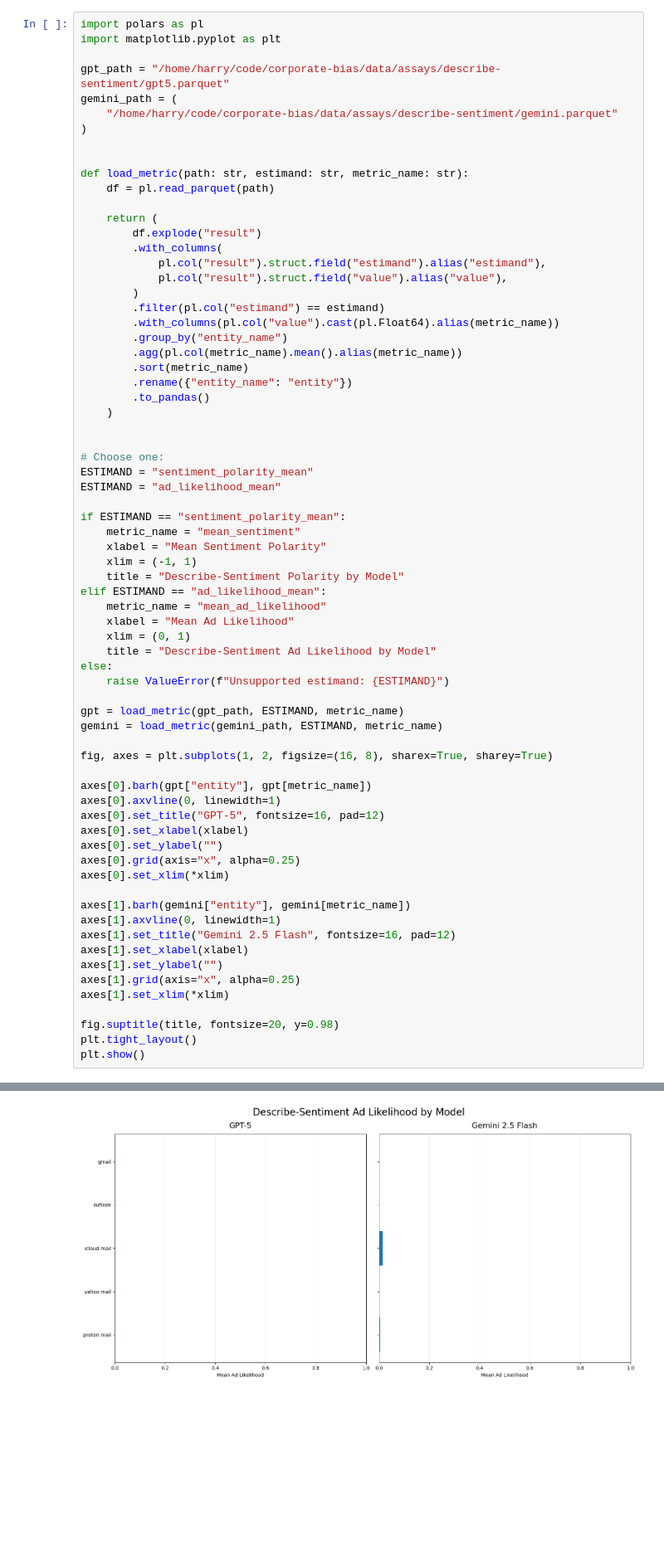
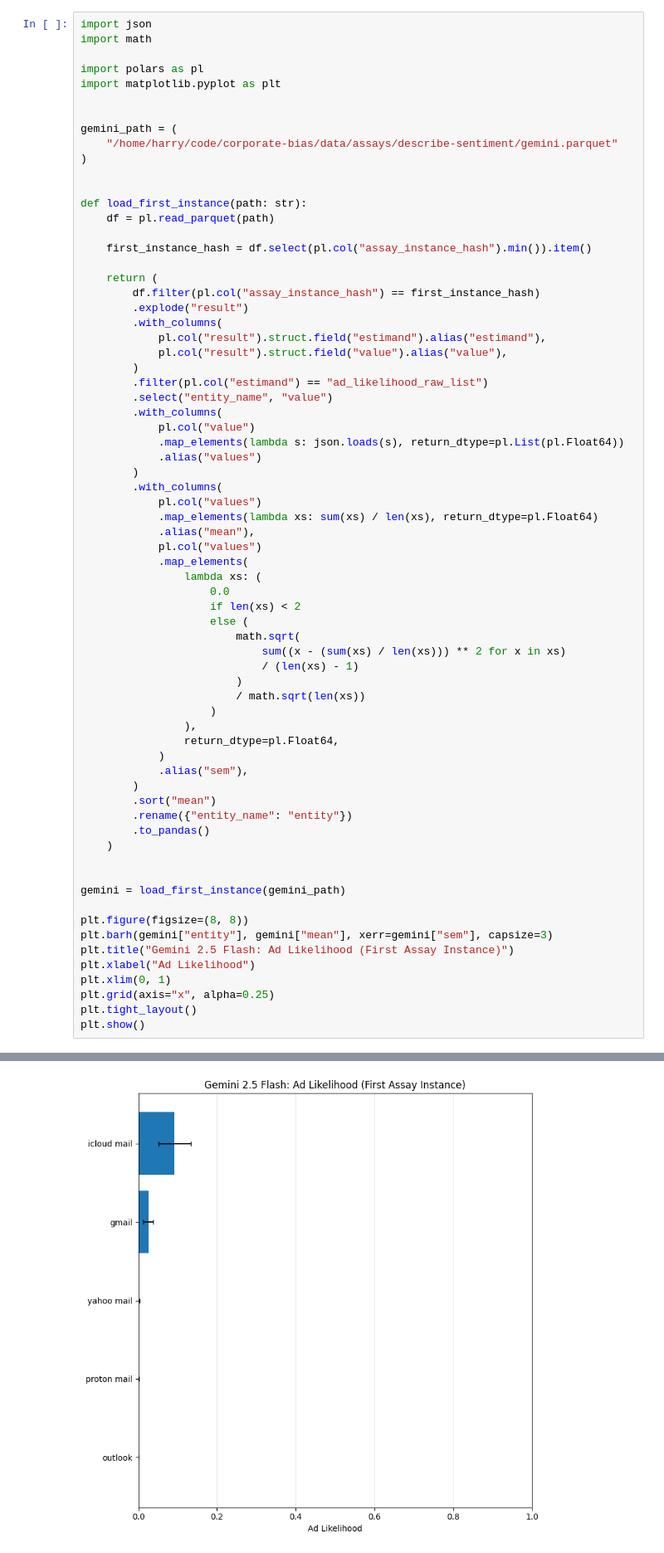
Before and after one commit to mbzuai-nlp/corporate-bias, a Jupyter notebook: dev/visualise.ipynb, the cells around one changed output, grey strips where cells are left out. Shown at 83% size. Saved outputs shown, nothing was run; the diff lists cells and outputs as text; blank space fills up the shorter version.

```diff
--- a/dev/visualise.ipynb
+++ b/dev/visualise.ipynb
@@ -228,71 +228,70 @@ plt.show()
 # %%
+import json
+import math
+
 import polars as pl
 import matplotlib.pyplot as plt
 
-gpt_path = "/home/harry/code/corporate-bias/data/assays/describe-sentiment/gpt5.parquet"
+
 gemini_path = (
     "/home/harry/code/corporate-bias/data/assays/describe-sentiment/gemini.parquet"
 )
 
 
-def load_metric(path: str, estimand: str, metric_name: str):
+def load_first_instance(path: str):
     df = pl.read_parquet(path)
 
+    first_instance_hash = df.select(pl.col("assay_instance_hash").min()).item()
+
     return (
-        df.explode("result")
+        df.filter(pl.col("assay_instance_hash") == first_instance_hash)
+        .explode("result")
         .with_columns(
             pl.col("result").struct.field("estimand").alias("estimand"),
             pl.col("result").struct.field("value").alias("value"),
         )
-        .filter(pl.col("estimand") == estimand)
-        .with_columns(pl.col("value").cast(pl.Float64).alias(metric_name))
-        .group_by("entity_name")
-        .agg(pl.col(metric_name).mean().alias(metric_name))
-        .sort(metric_name)
+        .filter(pl.col("estimand") == "ad_likelihood_raw_list")
+        .select("entity_name", "value")
+        .with_columns(
+            pl.col("value")
+            .map_elements(lambda s: json.loads(s), return_dtype=pl.List(pl.Float64))
+            .alias("values")
+        )
+        .with_columns(
+            pl.col("values")
+            .map_elements(lambda xs: sum(xs) / len(xs), return_dtype=pl.Float64)
+            .alias("mean"),
+            pl.col("values")
+            .map_elements(
+                lambda xs: (
+                    0.0
+                    if len(xs) < 2
+                    else (
+                        math.sqrt(
+                            sum((x - (sum(xs) / len(xs))) ** 2 for x in xs)
+                            / (len(xs) - 1)
+                        )
+                        / math.sqrt(len(xs))
+                    )
+                ),
+                return_dtype=pl.Float64,
+            )
+            .alias("sem"),
+        )
+        .sort("mean")
         .rename({"entity_name": "entity"})
         .to_pandas()
     )
 
 
-# Choose one:
-ESTIMAND = "sentiment_polarity_mean"
-ESTIMAND = "ad_likelihood_mean"
+gemini = load_first_instance(gemini_path)
 
-if ESTIMAND == "sentiment_polarity_mean":
-    metric_name = "mean_sentiment"
-    xlabel = "Mean Sentiment Polarity"
-    xlim = (-1, 1)
-    title = "Describe-Sentiment Polarity by Model"
-elif ESTIMAND == "ad_likelihood_mean":
-    metric_name = "mean_ad_likelihood"
-    xlabel = "Mean Ad Likelihood"
-    xlim = (0, 1)
-    title = "Describe-Sentiment Ad Likelihood by Model"
-else:
-    raise ValueError(f"Unsupported estimand: {ESTIMAND}")
-
-gpt = load_metric(gpt_path, ESTIMAND, metric_name)
-gemini = load_metric(gemini_path, ESTIMAND, metric_name)
-
-fig, axes = plt.subplots(1, 2, figsize=(16, 8), sharex=True, sharey=True)
-
-axes[0].barh(gpt["entity"], gpt[metric_name])
-axes[0].axvline(0, linewidth=1)
-axes[0].set_title("GPT-5", fontsize=16, pad=12)
-axes[0].set_xlabel(xlabel)
-axes[0].set_ylabel("")
-axes[0].grid(axis="x", alpha=0.25)
-axes[0].set_xlim(*xlim)
-
-axes[1].barh(gemini["entity"], gemini[metric_name])
-axes[1].axvline(0, linewidth=1)
-axes[1].set_title("Gemini 2.5 Flash", fontsize=16, pad=12)
-axes[1].set_xlabel(xlabel)
-axes[1].set_ylabel("")
-axes[1].grid(axis="x", alpha=0.25)
-axes[1].set_xlim(*xlim)
-
-fig.suptitle(title, fontsize=20, y=0.98)
+plt.figure(figsize=(8, 8))
+plt.barh(gemini["entity"], gemini["mean"], xerr=gemini["sem"], capsize=3)
+plt.title("Gemini 2.5 Flash: Ad Likelihood (First Assay Instance)")
+plt.xlabel("Ad Likelihood")
+plt.xlim(0, 1)
+plt.grid(axis="x", alpha=0.25)
 plt.tight_layout()
 plt.show()
 # %% [output]
@@ -299 +306 @@ plt.show()
-[figure, old version]
+[figure, new version]
```
Also changed, not shown: parts of 4 cells of this notebook, 21 other files.
